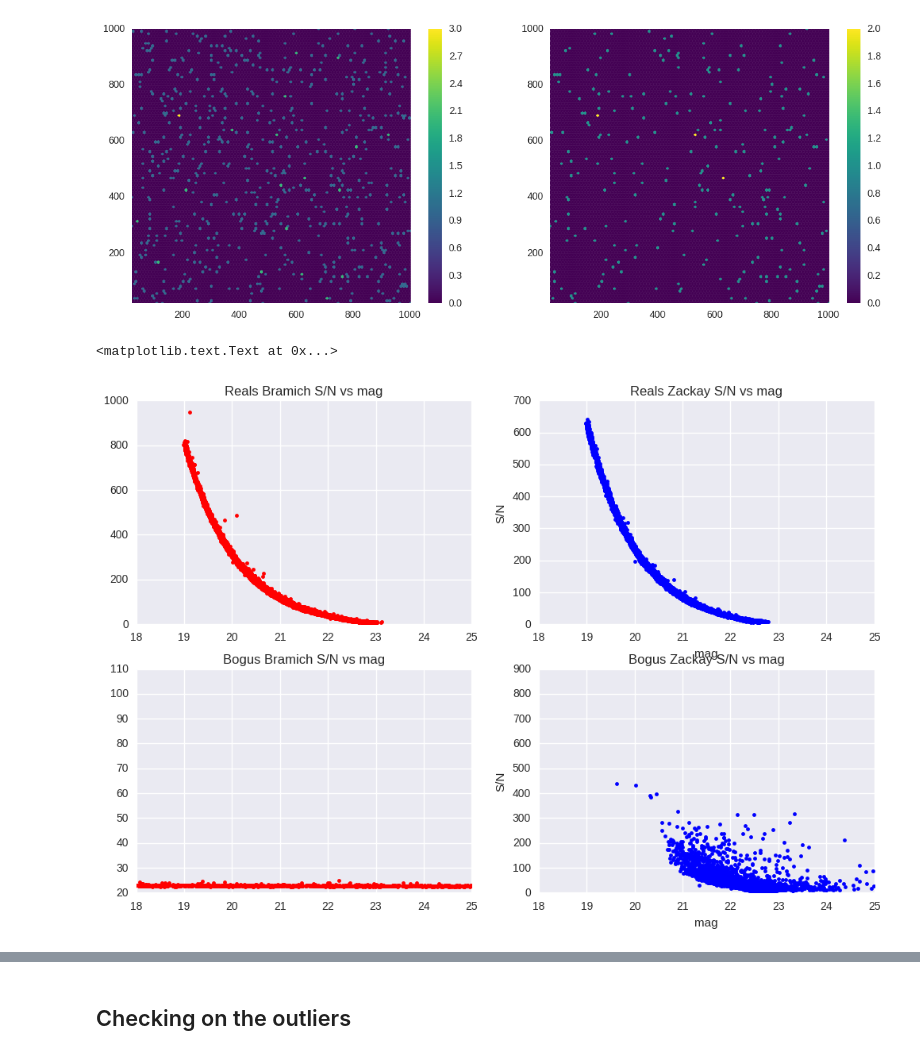
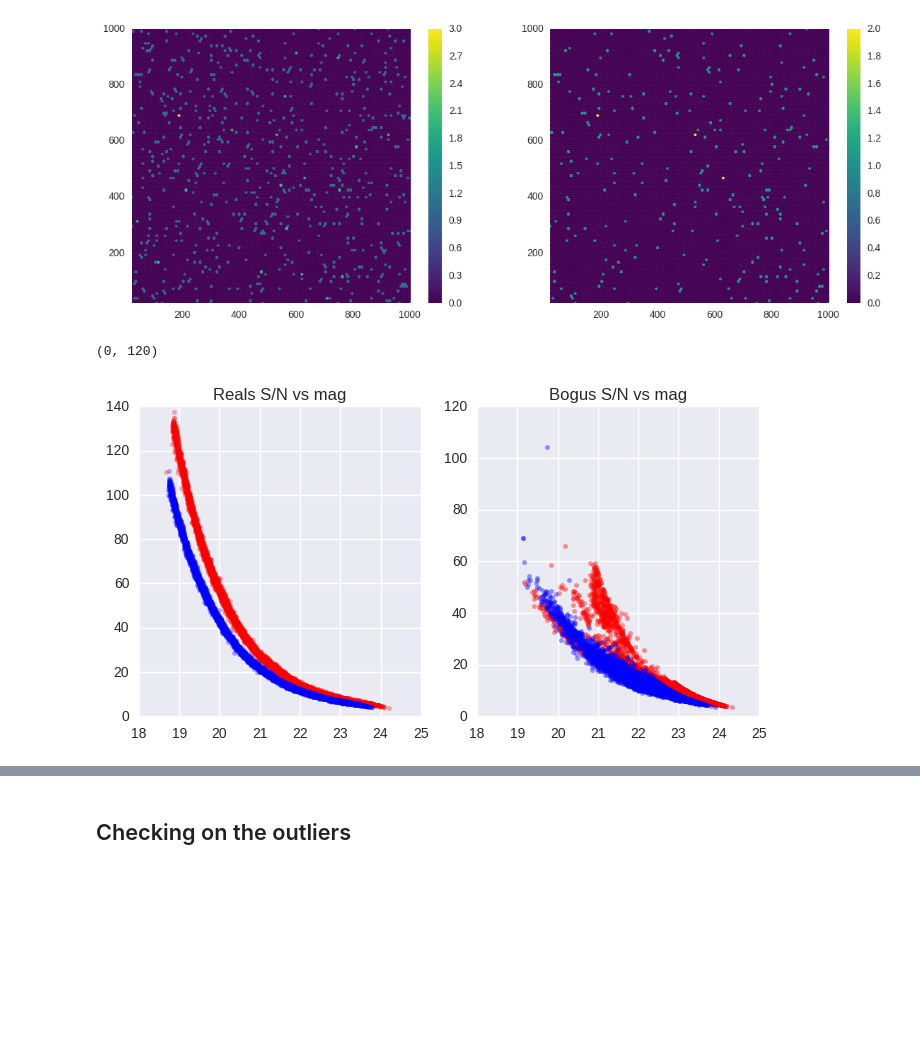
Before and after one commit to BrunoSanchez/RBMLearning, a Jupyter notebook: Plots.ipynb, the cells around one changed output, grey strips where cells are left out. Saved outputs shown, nothing was run; the diff lists cells and outputs as text; code cells hidden in the pictures; blank space fills up the shorter version.

Commit message:
Made some plots worse but correct

```diff
--- a/Plots.ipynb
+++ b/Plots.ipynb
@@ -102,8 +102,8 @@ FROM DetectedOIS
 # %%
 detections = pd.merge(cx_ois, cx_zps, on='sim_id', suffixes=('_ois','_zps'))
 # %%
-detections['MAG_OFFSET_zps'] = detections['sim_mag_zps'] - detections['MAG_APER_zps']
-detections['MAG_OFFSET_ois'] = detections['sim_mag_ois'] - detections['MAG_APER_ois']
+detections['MAG_OFFSET_zps'] = detections['sim_mag_zps'] - detections['MAG_ISO_zps']
+detections['MAG_OFFSET_ois'] = detections['sim_mag_ois'] - detections['MAG_ISO_ois']
 # %%
 plt.figure(figsize=(8,4))
 plt.subplot(121)
@@ -136,3 +136,3 @@ Mean magniutde difference for Bramich is 5.71458827083
 # %%
-dt_ois['mag'] = dt_ois['MAG_APER'] + detections.MAG_OFFSET_ois.mean()
-dt_zps['mag'] = dt_zps['MAG_APER'] + detections.MAG_OFFSET_zps.mean()
+dt_ois['mag'] = dt_ois['MAG_ISO'] + detections.MAG_OFFSET_ois.mean()
+dt_zps['mag'] = dt_zps['MAG_ISO'] + detections.MAG_OFFSET_zps.mean()
@@ -221,41 +238,29 @@ plt.colorbar()
 <matplotlib.colorbar.Colorbar at 0x...>
 [figure]
 # %%
-plt.figure(figsize=(12, 8))
-plt.subplot(221)
-plt.title('Reals Bramich S/N vs mag')
+plt.figure(figsize=(8, 4))
+plt.subplot(121)
+plt.title('Reals S/N vs mag')
 plt.plot(reals_b.mag,
-         reals_b.FLUX_ISO/reals_b.THRESHOLD,
-        '.r')
+         reals_b.FLUX_ISO/reals_b.FLUXERR_ISO,
+        '.r', alpha=0.3, label='Bramich')
+plt.plot(reals_z.mag,
+         reals_z.FLUX_ISO/reals_z.FLUXERR_ISO,
+        '.b', alpha=0.3, label='Zackay')
 plt.xlim(18,25)
+plt.ylim(0, 140)
 
-plt.subplot(222)
-plt.title('Reals Zackay S/N vs mag')
-plt.plot(reals_z.mag,
-         reals_z.FLUX_ISO/reals_z.THRESHOLD,
-        '.b')
-
+plt.subplot(122)
+plt.title('Bogus S/N vs mag')
+plt.plot(bogus_b.mag,
+         bogus_b.FLUX_ISO/bogus_b.FLUXERR_ISO,
+         '.r', alpha=0.4, label='Bramich')
+plt.plot(bogus_z.mag,
+         bogus_z.FLUX_ISO/bogus_z.FLUXERR_ISO,
+         '.b', alpha=0.4, label='Zackay')
 plt.xlim(18,25)
-plt.ylabel('S/N')
-plt.xlabel('mag')
-
-plt.subplot(223)
-plt.title('Bogus Bramich S/N vs mag')
-plt.plot(bogus_b.FLUX_ISO/bogus_b.THRESHOLD,
-             bogus_b.mag,
-             '.r')
-
-plt.xlim(18,25)
-plt.subplot(224)
-plt.title('Bogus Zackay S/N vs mag')
-plt.plot(bogus_z.mag,
-         bogus_z.FLUX_ISO/bogus_z.THRESHOLD,
-        '.b')
-
-plt.xlim(18,25)
-plt.ylabel('S/N')
-plt.xlabel('mag')
+plt.ylim(0, 120)
 # %% [output]
-<matplotlib.text.Text at 0x...>
+(0, 120)
-[figure, old version]
+[figure, new version]
 # %%
```
Also changed, not shown: parts of 9 cells of this notebook.
